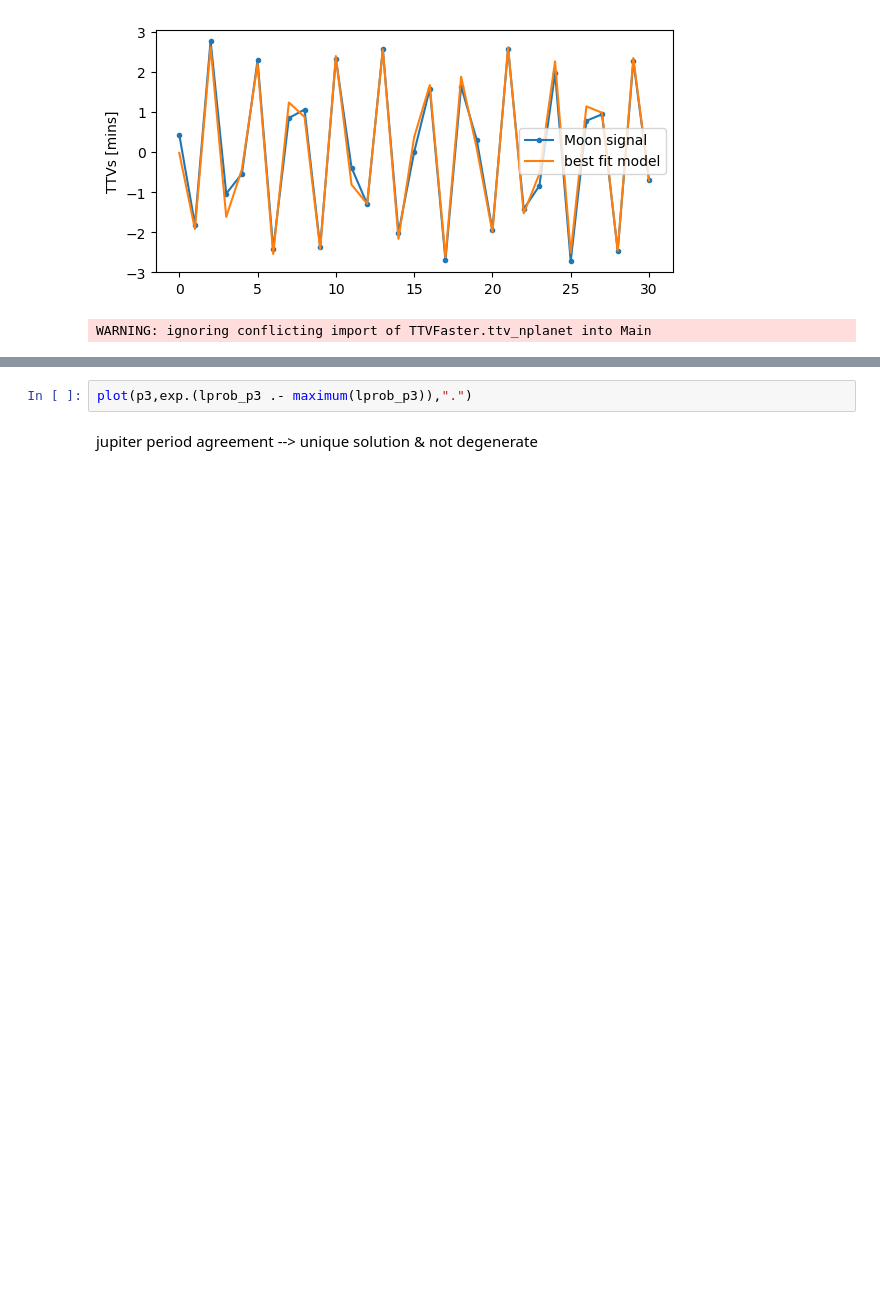
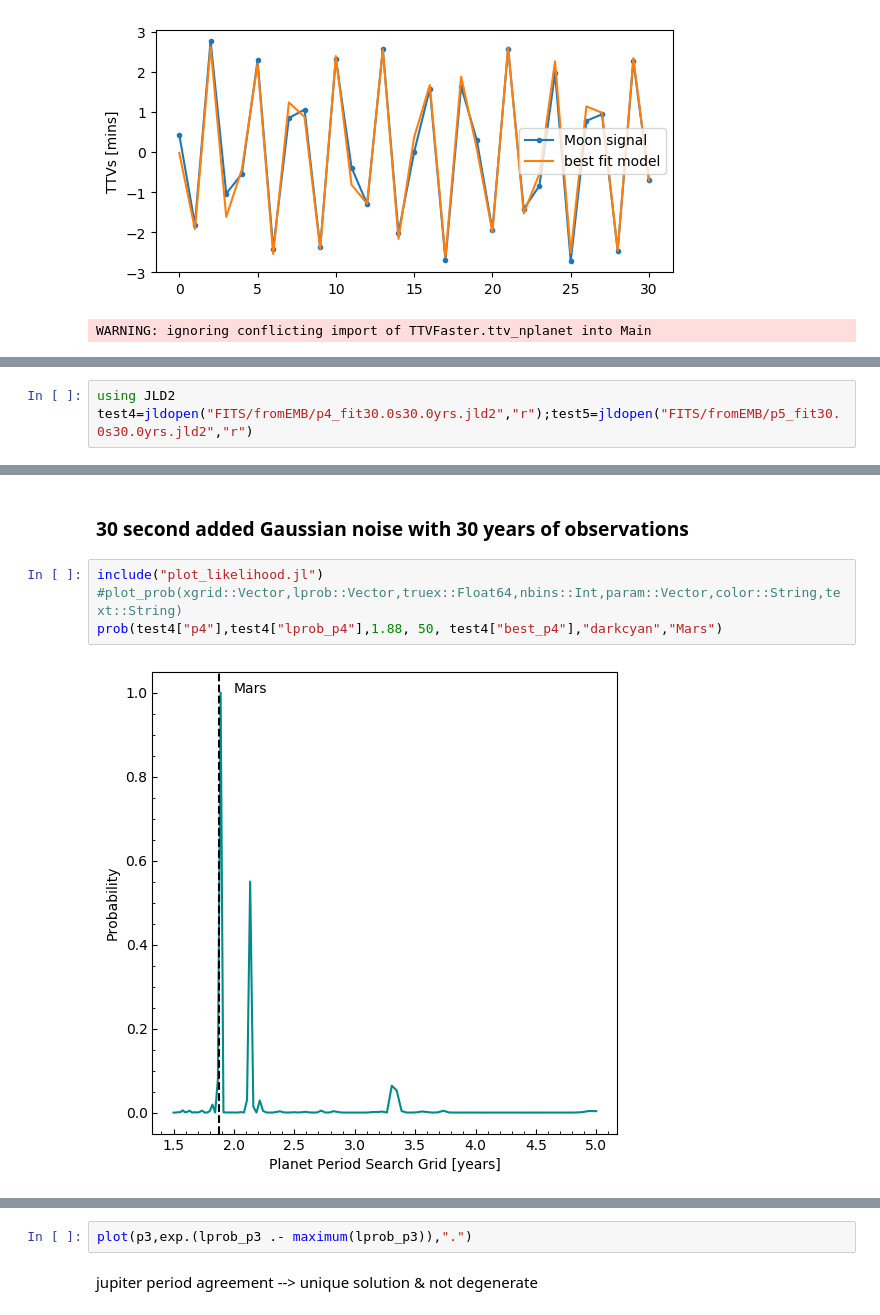
Before and after one commit to bmlindor/ttv_ss, a Jupyter notebook: plots.ipynb, the cells around one changed output, grey strips where cells are left out. Drawn from its saved outputs; the diff is of its cells as text; blank space fills up the shorter version.

Commit message:
test run for np=100

```diff
--- a/plots.ipynb
+++ b/plots.ipynb
@@ -218,0 +219,3 @@ WARNING: ignoring conflicting import of TTVFaster.ttv_nplanet into Main
+# %%
+using JLD2
+test4=jldopen("FITS/fromEMB/p4_fit30.0s30.0yrs.jld2","r");test5=jldopen("FITS/fromEMB/p5_fit30.0s30.0yrs.jld2","r")
@@ -218,0 +238,8 @@ WARNING: ignoring conflicting import of TTVFaster.ttv_nplanet into Main
+# %% [markdown]
+### 30 second added Gaussian noise with 30 years of observations
+# %%
+include("plot_likelihood.jl")
+#plot_prob(xgrid::Vector,lprob::Vector,truex::Float64,nbins::Int,param::Vector,color::String,text::String)
+prob(test4["p4"],test4["lprob_p4"],1.88, 50, test4["best_p4"],"darkcyan","Mars")
+# %% [output]
+[figure, added]
```
Also changed, not shown: parts of 11 cells of this notebook, 10 other files.
